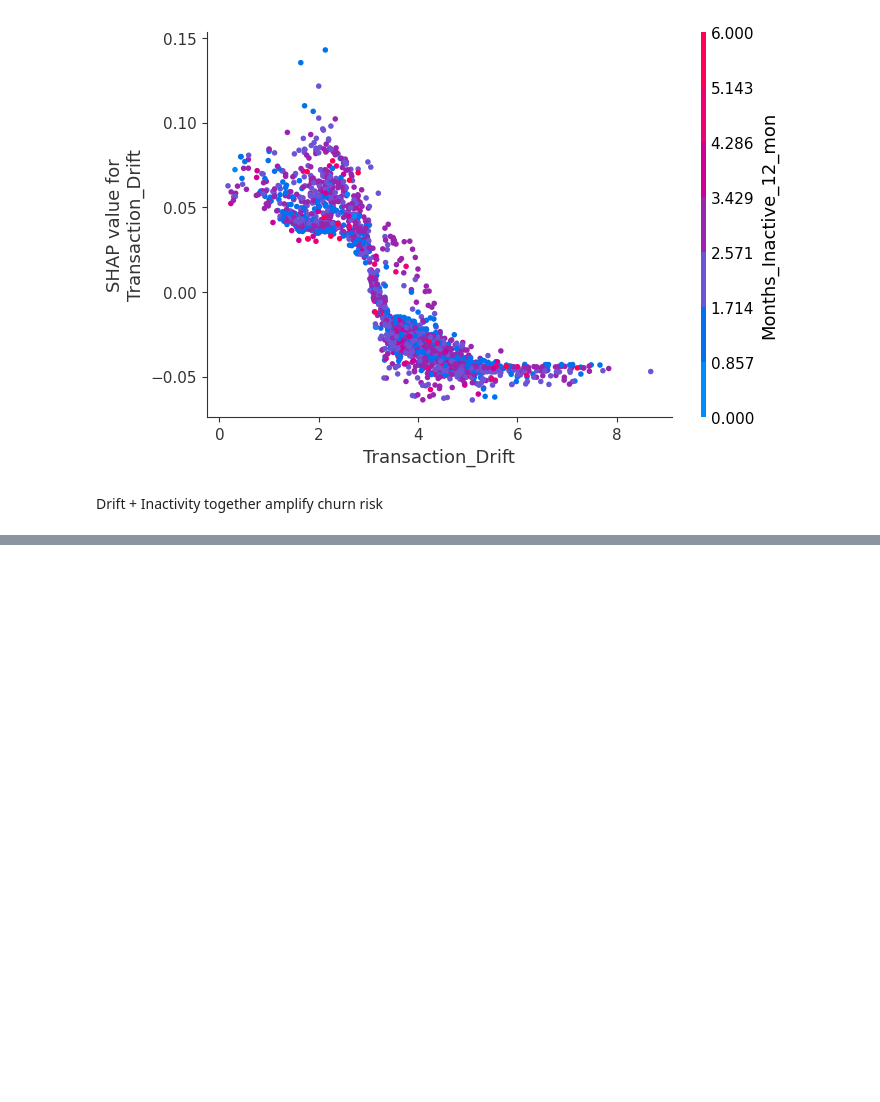
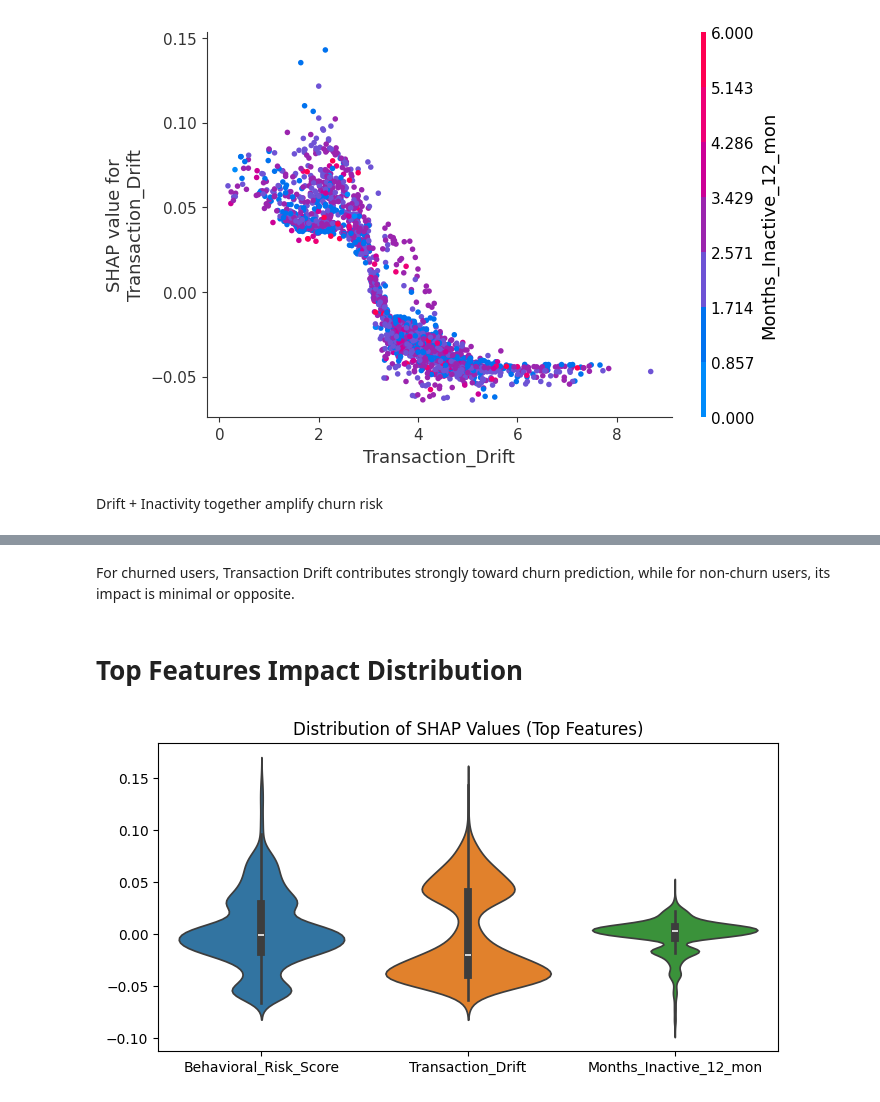
Before and after one commit to ommishra03/Customer_Spending_-_Engagement_Analytics, a Jupyter notebook: Statistical_Analysis/05_predictive_modeling.ipynb, the cells around one changed output, grey strips where cells are left out. Drawn from its saved outputs; the diff is of its cells as text; code cells hidden in the pictures; blank space fills up the shorter version.

```diff
--- a/Statistical_Analysis/05_predictive_modeling.ipynb
+++ b/Statistical_Analysis/05_predictive_modeling.ipynb
@@ -358,0 +373,16 @@ Drift + Inactivity together amplify churn risk
+# %% [markdown]
+For churned users, Transaction Drift contributes strongly toward churn prediction,
+while for non-churn users, its impact is minimal or opposite.
+# %% [markdown]
+# Top Features Impact Distribution
+# %%
+top_features = ["Behavioral_Risk_Score", "Transaction_Drift", "Months_Inactive_12_mon"]
+
+shap_df = pd.DataFrame(shap_to_plot, columns=features)
+
+plt.figure(figsize=(8,4))
+sns.violinplot(data=shap_df[top_features])
+plt.title("Distribution of SHAP Values (Top Features)")
+plt.show()
+# %% [output]
+[figure, added]
```
Also changed, not shown: parts of 14 cells of this notebook, 4 other files.
